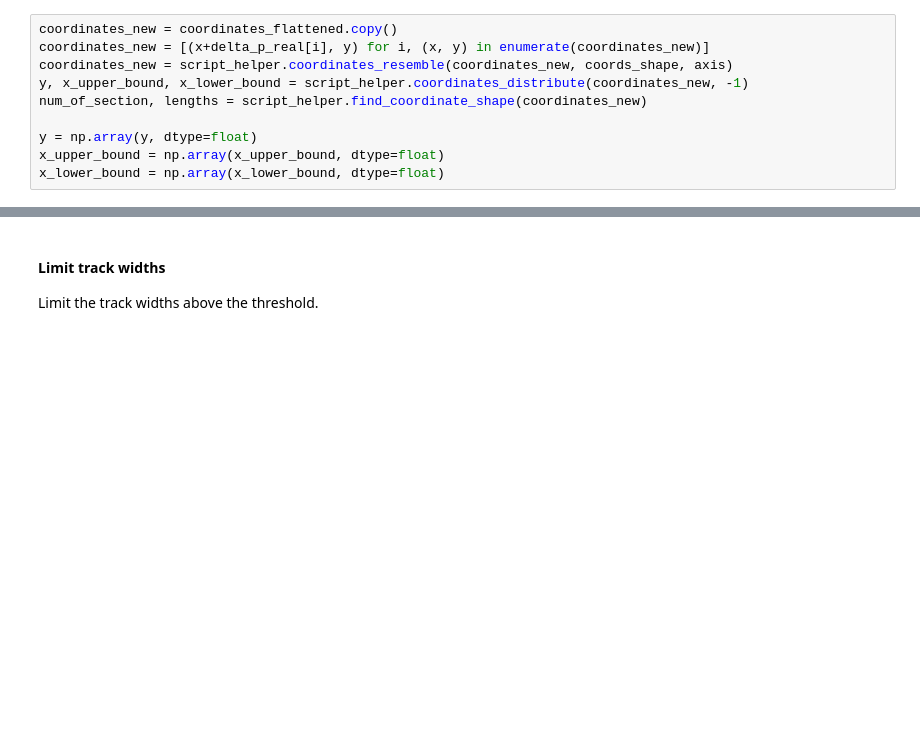
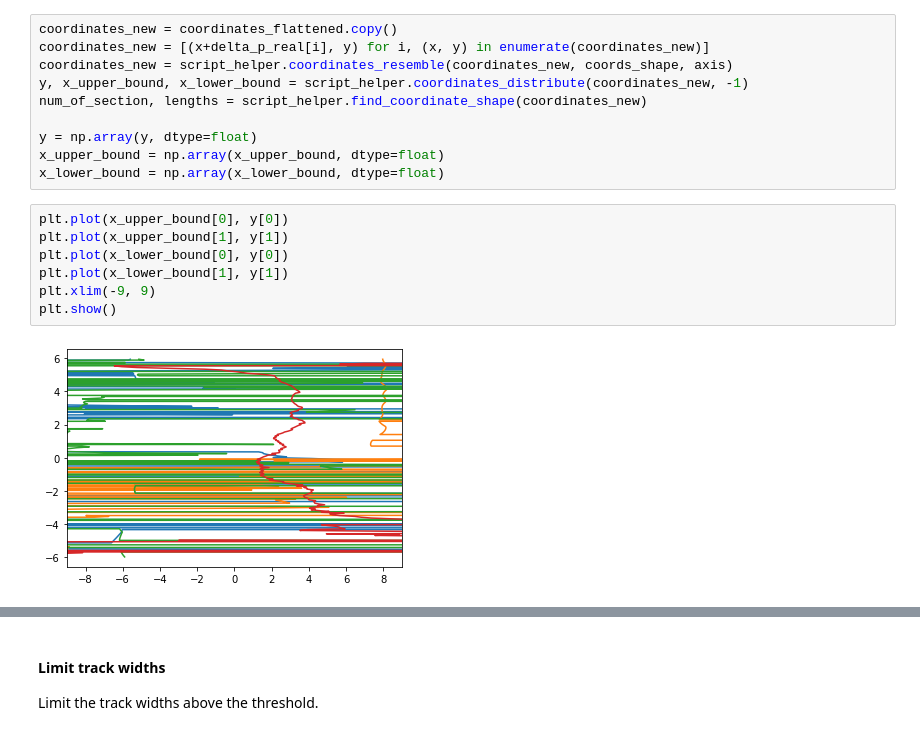
Before and after one commit to FangruLin144/Individual-Project-Adjoint-Based-Planar-MWDevice-Design, a Jupyter notebook: main_resonator_filter.ipynb, the cells around one changed output, grey strips where cells are left out. Cells and saved outputs as stored; diff of their text form; blank space fills up the shorter version.

```diff
--- a/main_resonator_filter.ipynb
+++ b/main_resonator_filter.ipynb
@@ -144,3 +150,12 @@ num_of_section, lengths = script_helper.find_coordinate_shape(coordinates_new)
 y = np.array(y, dtype=float)
 x_upper_bound = np.array(x_upper_bound, dtype=float)
 x_lower_bound = np.array(x_lower_bound, dtype=float)
+# %%
+plt.plot(x_upper_bound[0], y[0])
+plt.plot(x_upper_bound[1], y[1])
+plt.plot(x_lower_bound[0], y[0])
+plt.plot(x_lower_bound[1], y[1])
+plt.xlim(-9, 9)
+plt.show()
+# %% [output]
+[figure, added]
```
Also changed, not shown: parts of 18 cells of this notebook.
